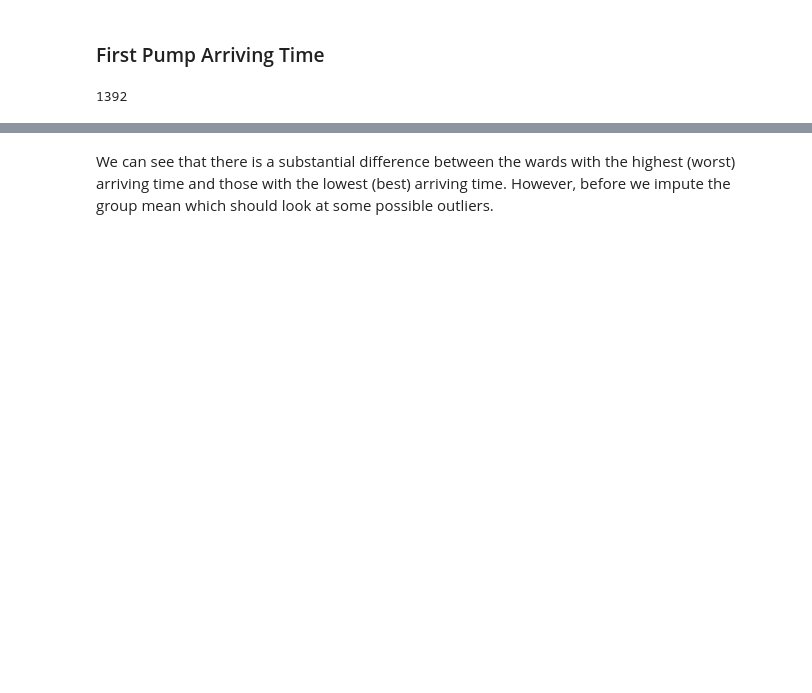
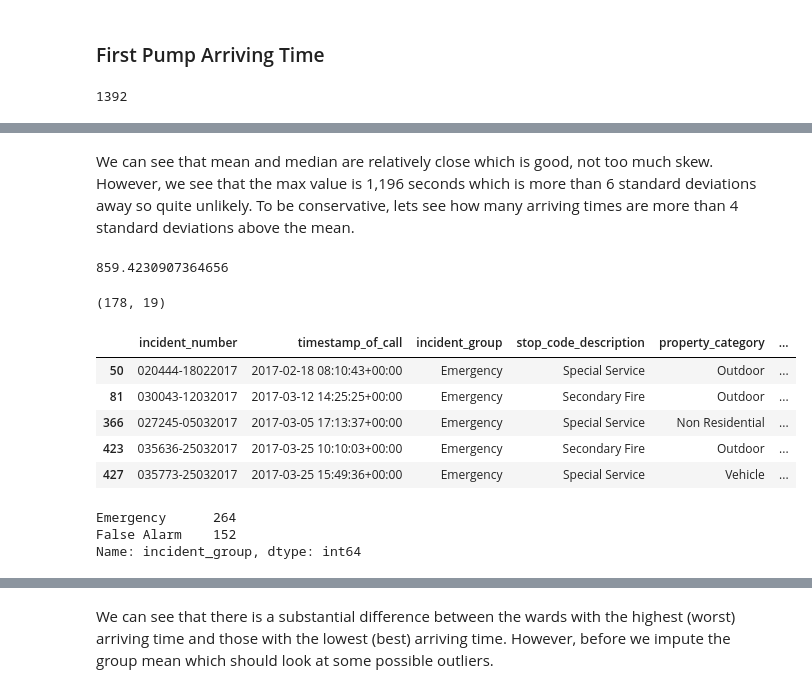
Before and after one commit to AustinYunker/London-Fire-Brigade, a Jupyter notebook: Data Cleaning.ipynb, the cells around one changed output, grey strips where cells are left out. Cells and saved outputs as stored; diff of their text form; code cells hidden in the pictures; blank space fills up the shorter version.

```diff
--- a/Data Cleaning.ipynb
+++ b/Data Cleaning.ipynb
@@ -722,0 +713,29 @@ cutoff_time
+# %% [markdown]
+We can see that mean and median are relatively close which is good, not too much skew. However, we see that the max value is 1,196 seconds which is more than 6 standard deviations away so quite unlikely. To be conservative, lets see how many arriving times are more than 4 standard deviations above the mean.
+# %%
+pump_mean = np.mean(london_train["first_time"])
+pump_std = np.std(london_train["first_time"])
+#Any pump times above this should be flagged
+cutoff_time = pump_mean + 4*pump_std
+cutoff_time
+# %% [output]
+859.4230907364656
+# %%
+london_train.loc[london_train["first_time"] > cutoff_time].shape
+# %% [output]
+(178, 19)
+# %%
+london_train.loc[london_train["first_time"] > cutoff_time].head()
+# %% [output]
+|  | incident_number | timestamp_of_call | incident_group | stop_code_description | property_category | ... |
+| 50 | 020444-18022017 | 2017-02-18 08:10:43+00:00 | Emergency | Special Service | Outdoor | ... |
+| 81 | 030043-12032017 | 2017-03-12 14:25:25+00:00 | Emergency | Secondary Fire | Outdoor | ... |
+| 366 | 027245-05032017 | 2017-03-05 17:13:37+00:00 | Emergency | Special Service | Non Residential | ... |
+| 423 | 035636-25032017 | 2017-03-25 10:10:03+00:00 | Emergency | Secondary Fire | Outdoor | ... |
+| 427 | 035773-25032017 | 2017-03-25 15:49:36+00:00 | Emergency | Special Service | Vehicle | ... |
+# %%
+london_train.loc[london_train["first_time"] > cutoff_time, "incident_group"].value_counts()
+# %% [output]
+Emergency      264
+False Alarm    152
+Name: incident_group, dtype: int64
```
Also changed, not shown: parts of 32 cells of this notebook.
